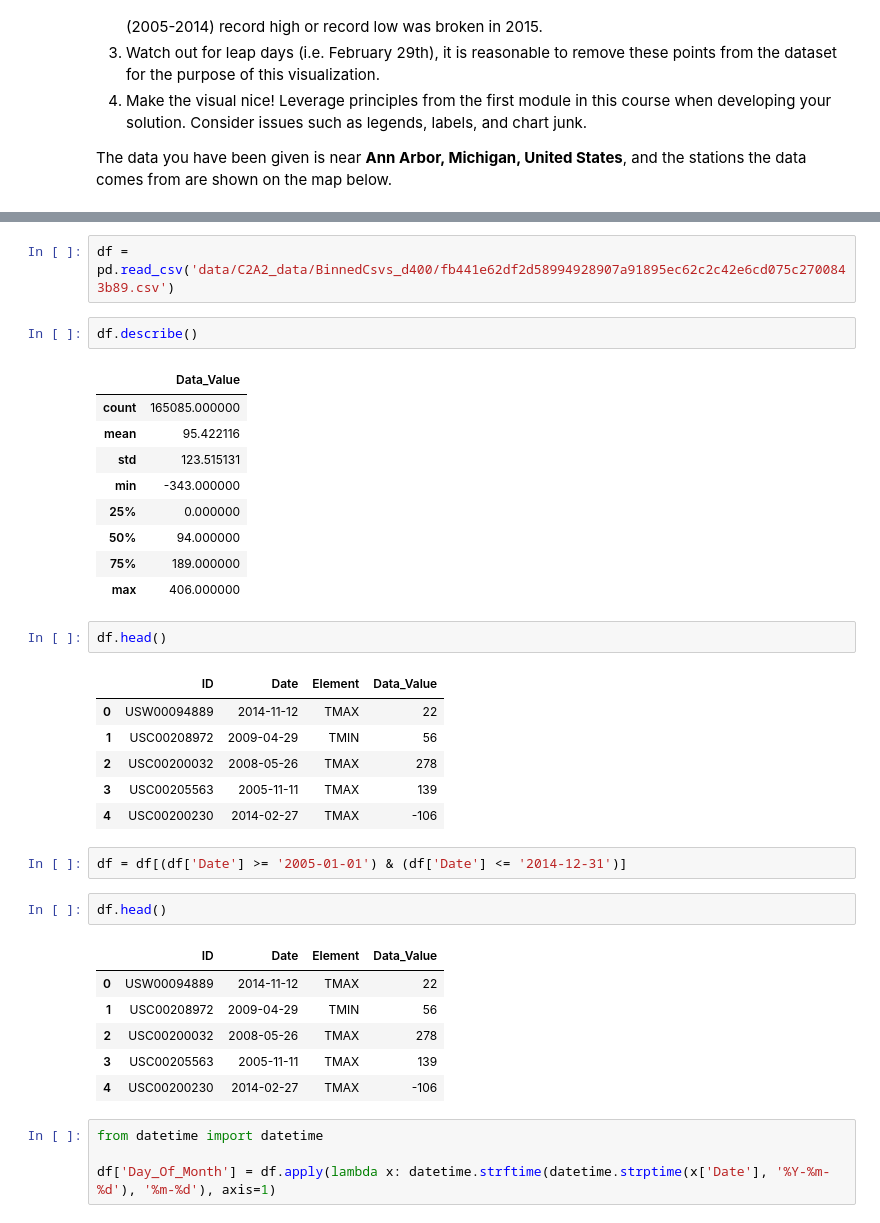
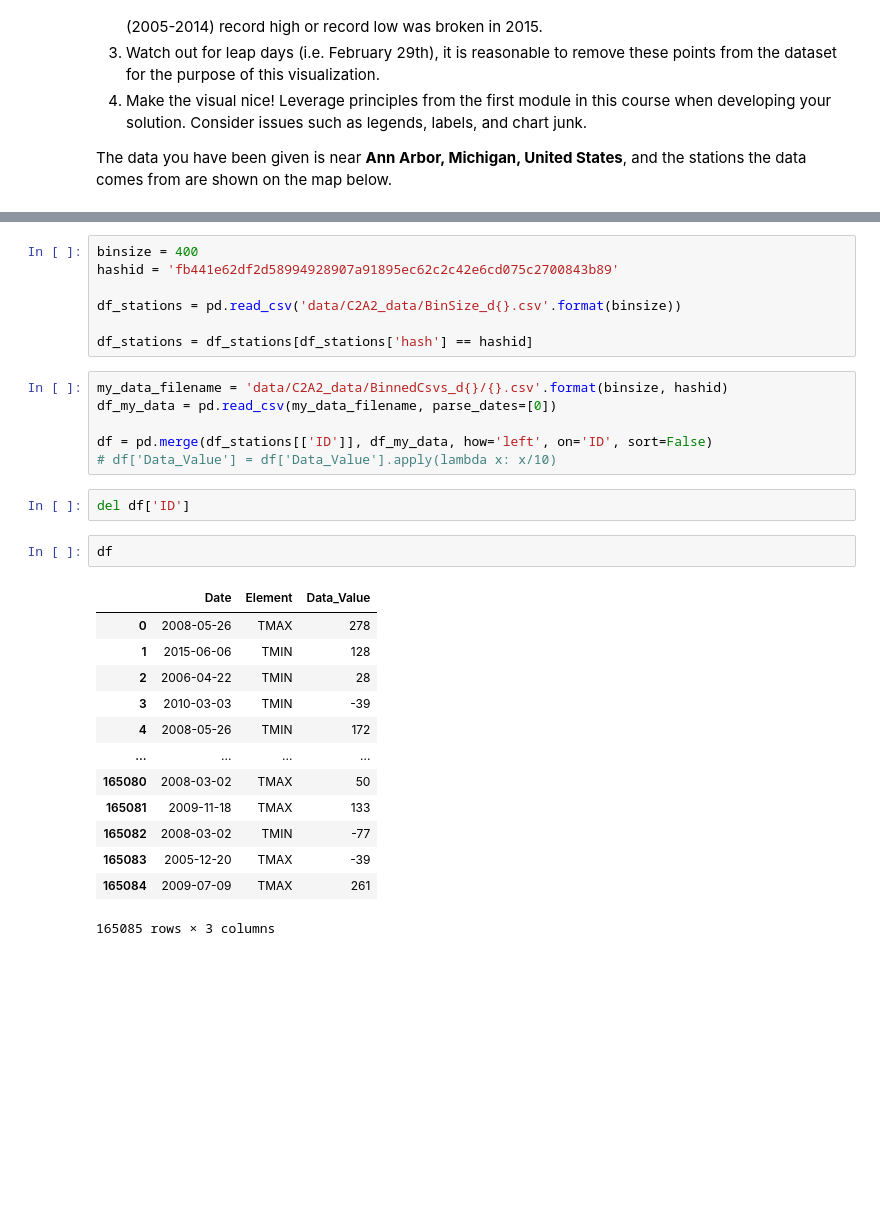
Before and after one commit to clawall/applied-plotting-charting-data-representation-in-python, a Jupyter notebook: Assignment2.ipynb, the cells around one changed output, grey strips where cells are left out. Saved outputs shown, nothing was run; the diff lists cells and outputs as text; blank space fills up the shorter version.

Commit message:
Properly loading data.

```diff
--- a/Assignment2.ipynb
+++ b/Assignment2.ipynb
@@ -47,41 +47,34 @@ def leaflet_plot_stations(binsize, hashid):
 leaflet_plot_stations(400,'fb441e62df2d58994928907a91895ec62c2c42e6cd075c2700843b89')
 # %% [output]
 [interactive output not drawn]
-# %%
-df = pd.read_csv('data/C2A2_data/BinnedCsvs_d400/fb441e62df2d58994928907a91895ec62c2c42e6cd075c2700843b89.csv')
+# %%
+binsize = 400
+hashid = 'fb441e62df2d58994928907a91895ec62c2c42e6cd075c2700843b89'
+
+df_stations = pd.read_csv('data/C2A2_data/BinSize_d{}.csv'.format(binsize))
+
+df_stations = df_stations[df_stations['hash'] == hashid]
+# %%
+my_data_filename = 'data/C2A2_data/BinnedCsvs_d{}/{}.csv'.format(binsize, hashid)
+df_my_data = pd.read_csv(my_data_filename, parse_dates=[0])
+
+df = pd.merge(df_stations[['ID']], df_my_data, how='left', on='ID', sort=False)
+# df['Data_Value'] = df['Data_Value'].apply(lambda x: x/10)
+# %%
+del df['ID']
 # %%
-df.describe()
+df
 # %% [output]
-|  | Data_Value |
-| count | 165085.000000 |
-| mean | 95.422116 |
-| std | 123.515131 |
-| min | -343.000000 |
-| 25% | 0.000000 |
-| 50% | 94.000000 |
-| 75% | 189.000000 |
-| max | 406.000000 |
+|  | Date | Element | Data_Value |
+| 0 | 2008-05-26 | TMAX | 278 |
+| 1 | 2015-06-06 | TMIN | 128 |
+| 2 | 2006-04-22 | TMIN | 28 |
+| 3 | 2010-03-03 | TMIN | -39 |
+| 4 | 2008-05-26 | TMIN | 172 |
+| ... | ... | ... | ... |
+| 165080 | 2008-03-02 | TMAX | 50 |
+| 165081 | 2009-11-18 | TMAX | 133 |
+| 165082 | 2008-03-02 | TMIN | -77 |
+| 165083 | 2005-12-20 | TMAX | -39 |
+| 165084 | 2009-07-09 | TMAX | 261 |
+165085 rows × 3 columns
-# %%
-df.head()
-# %% [output]
-|  | ID | Date | Element | Data_Value |
-| 0 | USW00094889 | 2014-11-12 | TMAX | 22 |
-| 1 | USC00208972 | 2009-04-29 | TMIN | 56 |
-| 2 | USC00200032 | 2008-05-26 | TMAX | 278 |
-| 3 | USC00205563 | 2005-11-11 | TMAX | 139 |
-| 4 | USC00200230 | 2014-02-27 | TMAX | -106 |
-# %%
-df = df[(df['Date'] >= '2005-01-01') & (df['Date'] <= '2014-12-31')]
-# %%
-df.head()
-# %% [output]
-|  | ID | Date | Element | Data_Value |
-| 0 | USW00094889 | 2014-11-12 | TMAX | 22 |
-| 1 | USC00208972 | 2009-04-29 | TMIN | 56 |
-| 2 | USC00200032 | 2008-05-26 | TMAX | 278 |
-| 3 | USC00205563 | 2005-11-11 | TMAX | 139 |
-| 4 | USC00200230 | 2014-02-27 | TMAX | -106 |
-# %%
-from datetime import datetime
-
-df['Day_Of_Month'] = df.apply(lambda x: datetime.strftime(datetime.strptime(x['Date'], '%Y-%m-%d'), '%m-%d'), axis=1)
```
Also changed, not shown: parts of 5 cells of this notebook, 1 other file.
